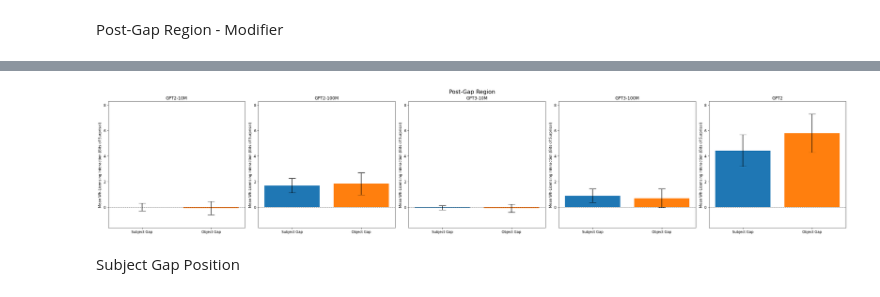
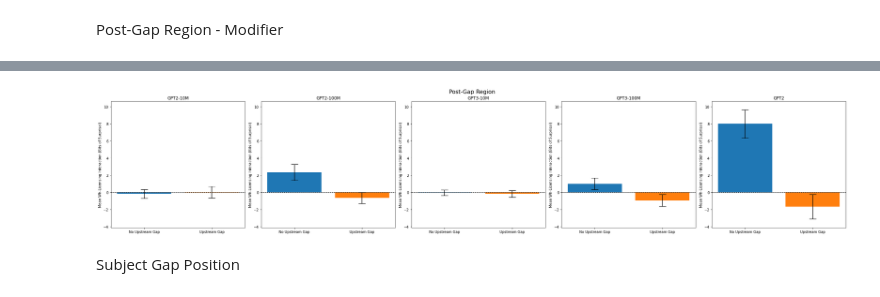
Before and after one commit to um-cap-lab/EMNLP-2025-submission, a Jupyter notebook: wh-licensing_interaction_term_visualizations.ipynb, the cells around one changed output, grey strips where cells are left out. Saved outputs shown, nothing was run; the diff lists cells and outputs as text; code cells hidden in the pictures.

```diff
--- a/wh-licensing_interaction_term_visualizations.ipynb
+++ b/wh-licensing_interaction_term_visualizations.ipynb
@@ -743,28 +900,49 @@ sentence_df['region_surprisal_gpt2'] = sentence_df.apply(lambda x: sum_region_su
+# %%
+"""
+def compute_wh_licensing_interaction_double_gaps(df, surprisal):
+    '''Calculates wh-licensing interaction term for each sentence set (per item_id).'''
+
+    results = []
+    for item_id in df['item_id'].unique():
+        item_df = df[df['item_id'] == item_id]
+        f_plus_g_minus = item_df[(item_df['wh_numeric'] == 1) & (item_df['object_gap'] == 0)][surprisal].mean()
+        f_minus_g_minus = item_df[(item_df['wh_numeric'] == -1) & (item_df['object_gap'] == 0)][surprisal].mean()
+        f_plus_g_plus = item_df[(item_df['wh_numeric'] == 1) & (item_df['object_gap'] == 1)][surprisal].mean()
+        f_minus_g_plus = item_df[(item_df['wh_numeric'] == -1) & (item_df['object_gap'] == 1)][surprisal].mean()
+
+        if pd.notna(f_plus_g_minus) and pd.notna(f_minus_g_plus) and pd.notna(f_plus_g_plus) and pd.notna(f_minus_g_plus):
+            wh_effect = (f_plus_g_minus - f_minus_g_minus) - (f_plus_g_plus - f_minus_g_plus)
+            results.append({'item_id': item_id, 'wh_effect': wh_effect})
+
+    return pd.DataFrame(results)
+"""
 # %%
-subjectgap_df = sentence_df[sentence_df['condition'].isin(['a', 'b', 'd', 'e', 'f', 'h'])]
-objectgap_df = sentence_df[sentence_df['condition'].isin(['a', 'c', 'd', 'e', 'g', 'h'])]
-subject_gpt2_10m = compute_wh_licensing_interaction(subjectgap_df, 'region_surprisal_gpt2_10m')
-subject_gpt2_100m = compute_wh_licensing_interaction(subjectgap_df, 'region_surprisal_gpt2_100m')
-subject_gpt3_10m = compute_wh_licensing_interaction(subjectgap_df, 'region_surprisal_gpt3_10m')
-subject_gpt3_100m = compute_wh_licensing_interaction(subjectgap_df, 'region_surprisal_gpt3_100m')
-subject_gpt2 = compute_wh_licensing_interaction(subjectgap_df, 'region_surprisal_gpt2')
-object_gpt2_10m = compute_wh_licensing_interaction(objectgap_df, 'region_surprisal_gpt2_10m')
-object_gpt2_100m = compute_wh_licensing_interaction(objectgap_df, 'region_surprisal_gpt2_100m')
-object_gpt3_10m = compute_wh_licensing_interaction(objectgap_df, 'region_surprisal_gpt3_10m')
-object_gpt3_100m = compute_wh_licensing_interaction(objectgap_df, 'region_surprisal_gpt3_100m')
-object_gpt2 = compute_wh_licensing_interaction(objectgap_df, 'region_surprisal_gpt2')
-df_list_gpt2_10m = [subject_gpt2_10m, object_gpt2_10m]
-df_list_gpt2_100m = [subject_gpt2_100m, object_gpt2_100m]
-df_list_gpt3_10m = [subject_gpt3_10m, object_gpt3_10m]
-df_list_gpt3_100m = [subject_gpt3_100m, object_gpt3_100m]
-df_list_gpt2 = [subject_gpt2, object_gpt2]
+"""
+no_subjectgap_df = sentence_df[sentence_df['condition'].isin(['a', 'c', 'e', 'g'])]
+subjectgap_df = sentence_df[sentence_df['condition'].isin(['b', 'd', 'f', 'h'])]
+no_subject_gpt2_10m = compute_wh_licensing_interaction_double_gaps(no_subjectgap_df, 'region_surprisal_gpt2_10m')
+no_subject_gpt2_100m = compute_wh_licensing_interaction_double_gaps(no_subjectgap_df, 'region_surprisal_gpt2_100m')
+no_subject_gpt3_10m = compute_wh_licensing_interaction_double_gaps(no_subjectgap_df, 'region_surprisal_gpt3_10m')
+no_subject_gpt3_100m = compute_wh_licensing_interaction_double_gaps(no_subjectgap_df, 'region_surprisal_gpt3_100m')
+no_subject_gpt2 = compute_wh_licensing_interaction_double_gaps(no_subjectgap_df, 'region_surprisal_gpt2')
+subject_gpt2_10m = compute_wh_licensing_interaction_double_gaps(subjectgap_df, 'region_surprisal_gpt2_10m')
+subject_gpt2_100m = compute_wh_licensing_interaction_double_gaps(subjectgap_df, 'region_surprisal_gpt2_100m')
+subject_gpt3_10m = compute_wh_licensing_interaction_double_gaps(subjectgap_df, 'region_surprisal_gpt3_10m')
+subject_gpt3_100m = compute_wh_licensing_interaction_double_gaps(subjectgap_df, 'region_surprisal_gpt3_100m')
+subject_gpt2 = compute_wh_licensing_interaction_double_gaps(subjectgap_df, 'region_surprisal_gpt2')
+df_list_gpt2_10m = [no_subject_gpt2_10m, subject_gpt2_10m]
+df_list_gpt2_100m = [no_subject_gpt2_100m, subject_gpt2_100m]
+df_list_gpt3_10m = [no_subject_gpt3_10m, subject_gpt3_10m]
+df_list_gpt3_100m = [no_subject_gpt3_100m, subject_gpt3_100m]
+df_list_gpt2 = [no_subject_gpt2, subject_gpt2]
 df_list = [df_list_gpt2_10m, df_list_gpt2_100m, df_list_gpt3_10m, df_list_gpt3_100m, df_list_gpt2]
 subtitles = ['GPT2-10M', 'GPT2-100M', 'GPT3-10M', 'GPT3-100M', 'GPT2']
-labels = ['Subject Gap', 'Object Gap']
+labels = ['No Upstream Gap', 'Upstream Gap']
 title = 'Post-Gap Region'
 plot_wh_licensing_interaction(df_list, subtitles, labels, title)
+"""
 # %% [output]
-[figure, old version]
+[figure, new version]
 # %% [markdown]
 Subject Gap Position
 # %%
```
Also changed, not shown: parts of 34 cells of this notebook.
